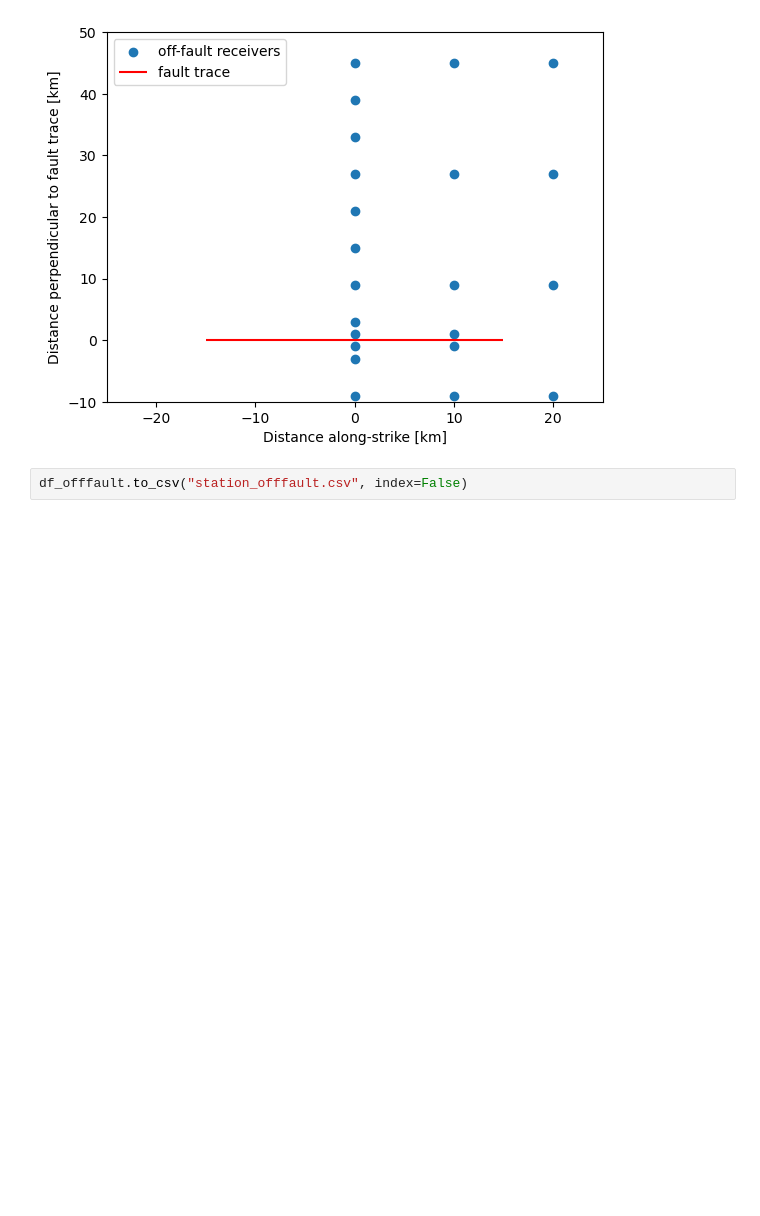
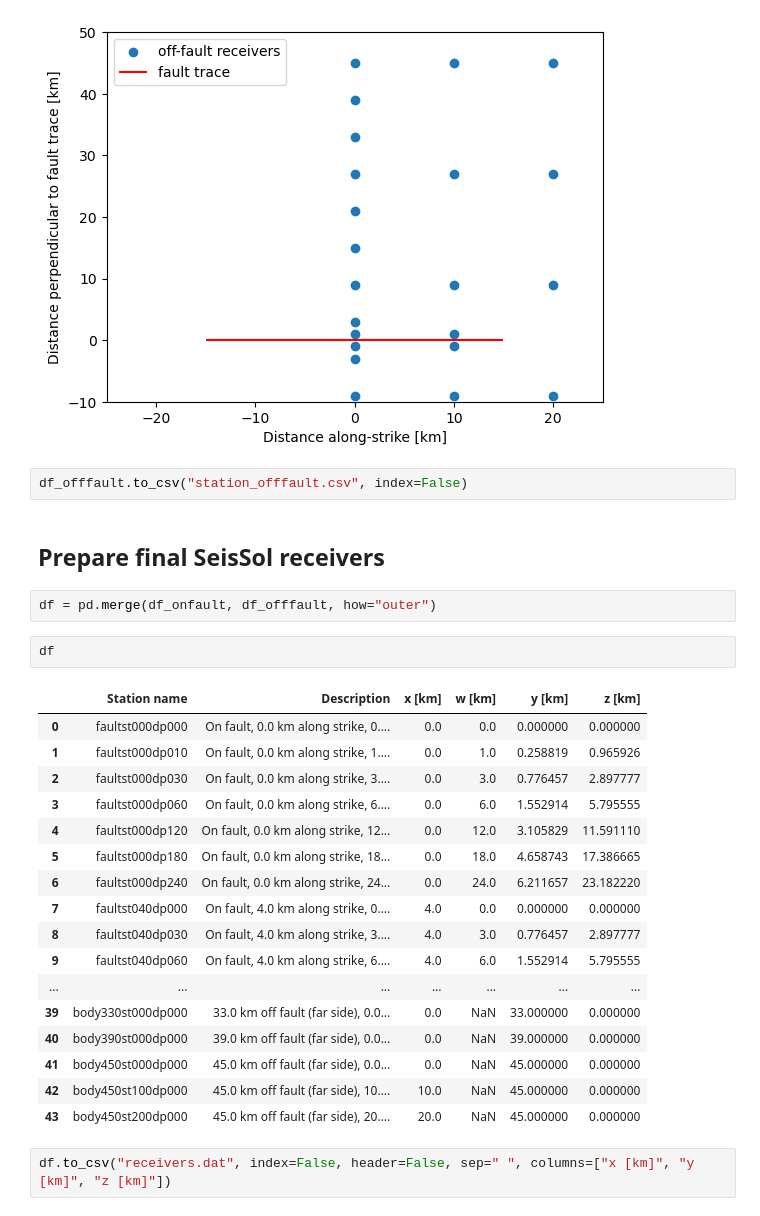
Before and after one commit to fabian-kutschera/Benchmarks, a Jupyter notebook: TPV36_37_receivers.ipynb, the cells around one changed output. Drawn from its saved outputs; the diff is of its cells as text; blank space fills up the shorter version.

Commit message:
add all SeisSol receivers

```diff
--- a/TPV36_37_receivers.ipynb
+++ b/TPV36_37_receivers.ipynb
@@ -183,3 +183,29 @@ plt.savefig("receivers_off-fault.png", dpi=300)
 [figure]
 # %%
 df_offfault.to_csv("station_offfault.csv", index=False)
+# %% [markdown]
+## Prepare final SeisSol receivers
+# %%
+df = pd.merge(df_onfault, df_offfault, how="outer")
+# %%
+df
+# %% [output]
+|  | Station name | Description | x [km] | w [km] | y [km] | z [km] |
+| 0 | faultst000dp000 | On fault, 0.0 km along strike, 0.... | 0.0 | 0.0 | 0.000000 | 0.000000 |
+| 1 | faultst000dp010 | On fault, 0.0 km along strike, 1.... | 0.0 | 1.0 | 0.258819 | 0.965926 |
+| 2 | faultst000dp030 | On fault, 0.0 km along strike, 3.... | 0.0 | 3.0 | 0.776457 | 2.897777 |
+| 3 | faultst000dp060 | On fault, 0.0 km along strike, 6.... | 0.0 | 6.0 | 1.552914 | 5.795555 |
+| 4 | faultst000dp120 | On fault, 0.0 km along strike, 12... | 0.0 | 12.0 | 3.105829 | 11.591110 |
+| 5 | faultst000dp180 | On fault, 0.0 km along strike, 18... | 0.0 | 18.0 | 4.658743 | 17.386665 |
+| 6 | faultst000dp240 | On fault, 0.0 km along strike, 24... | 0.0 | 24.0 | 6.211657 | 23.182220 |
+| 7 | faultst040dp000 | On fault, 4.0 km along strike, 0.... | 4.0 | 0.0 | 0.000000 | 0.000000 |
+| 8 | faultst040dp030 | On fault, 4.0 km along strike, 3.... | 4.0 | 3.0 | 0.776457 | 2.897777 |
+| 9 | faultst040dp060 | On fault, 4.0 km along strike, 6.... | 4.0 | 6.0 | 1.552914 | 5.795555 |
+| ... | ... | ... | ... | ... | ... | ... |
+| 39 | body330st000dp000 | 33.0 km off fault (far side), 0.0... | 0.0 | NaN | 33.000000 | 0.000000 |
+| 40 | body390st000dp000 | 39.0 km off fault (far side), 0.0... | 0.0 | NaN | 39.000000 | 0.000000 |
+| 41 | body450st000dp000 | 45.0 km off fault (far side), 0.0... | 0.0 | NaN | 45.000000 | 0.000000 |
+| 42 | body450st100dp000 | 45.0 km off fault (far side), 10.... | 10.0 | NaN | 45.000000 | 0.000000 |
+| 43 | body450st200dp000 | 45.0 km off fault (far side), 20.... | 20.0 | NaN | 45.000000 | 0.000000 |
+# %%
+df.to_csv("receivers.dat", index=False, header=False, sep=" ", columns=["x [km]", "y [km]", "z [km]"])
```
Also changed, not shown: 1 other file.
